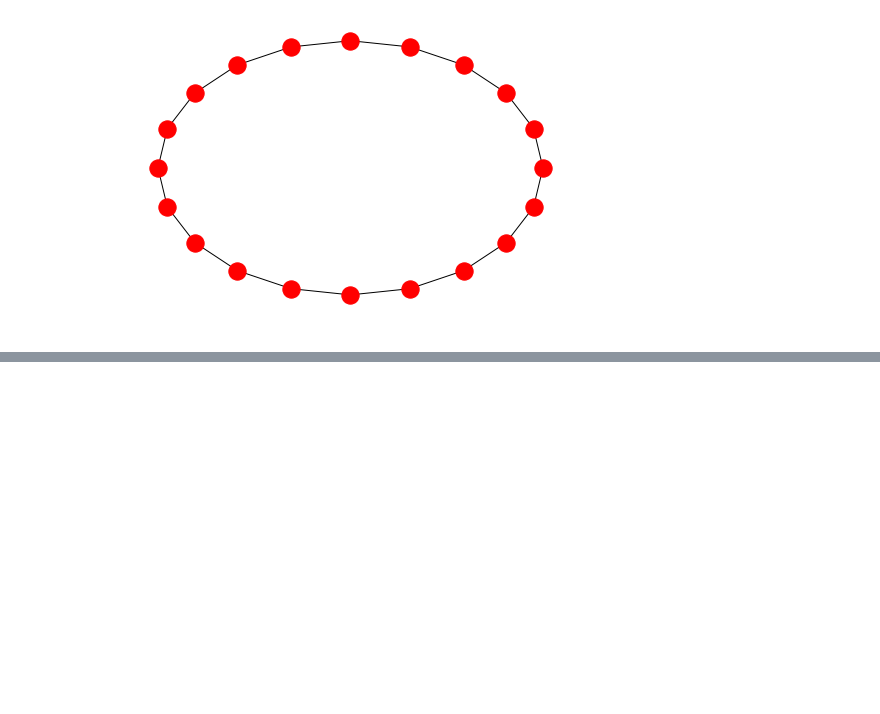
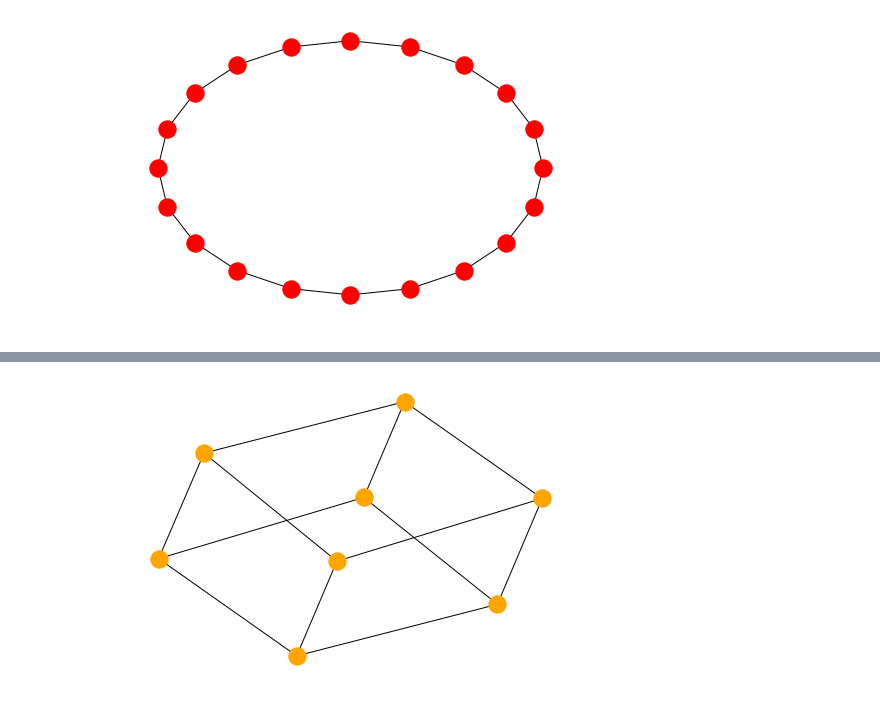
Before and after one commit to szymanskim/networkx-library-workshop, a Jupyter notebook: notebooks/NetworkX_Live.ipynb, the cells around one changed output, grey strips where cells are left out. Saved outputs shown, nothing was run; the diff lists cells and outputs as text; code cells hidden in the pictures; blank space fills up the shorter version.

```diff
--- a/notebooks/NetworkX_Live.ipynb
+++ b/notebooks/NetworkX_Live.ipynb
@@ -478,0 +484,5 @@ display(html)
+# %%
+cubical_graph = nx.cubical_graph()
+nx.draw(cubical_graph, node_color="orange")
+# %% [output]
+[figure, added]
```
Also changed, not shown: parts of 21 cells of this notebook.
